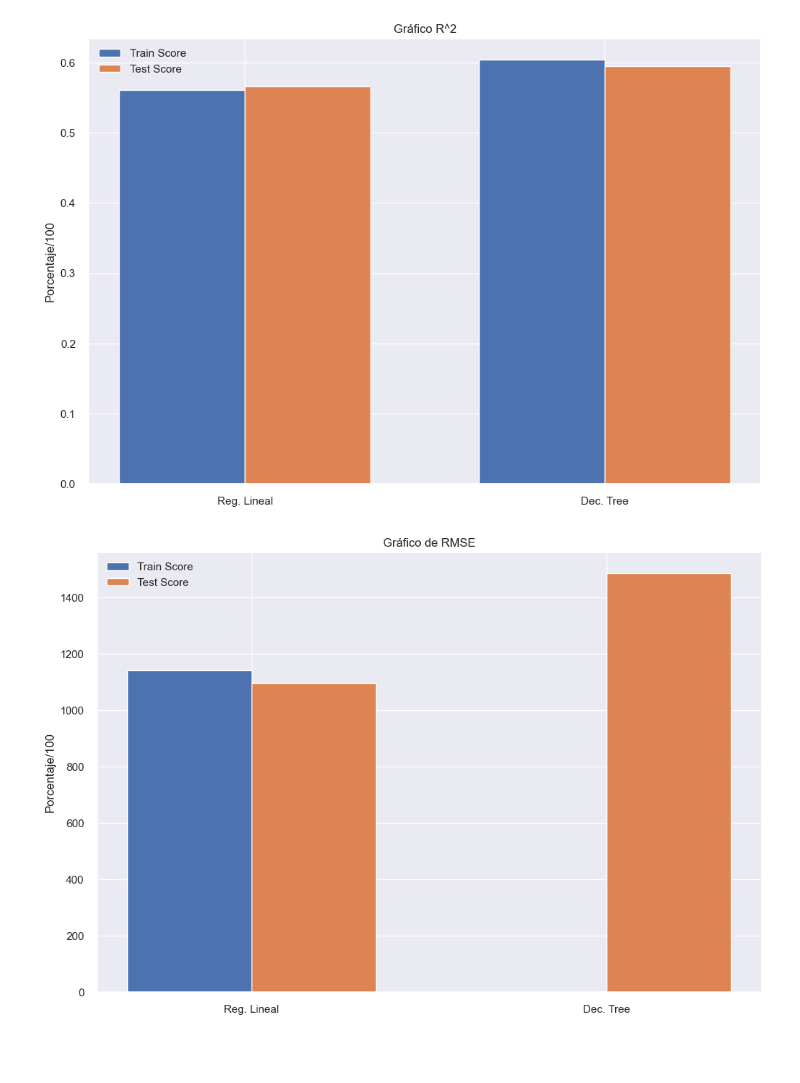
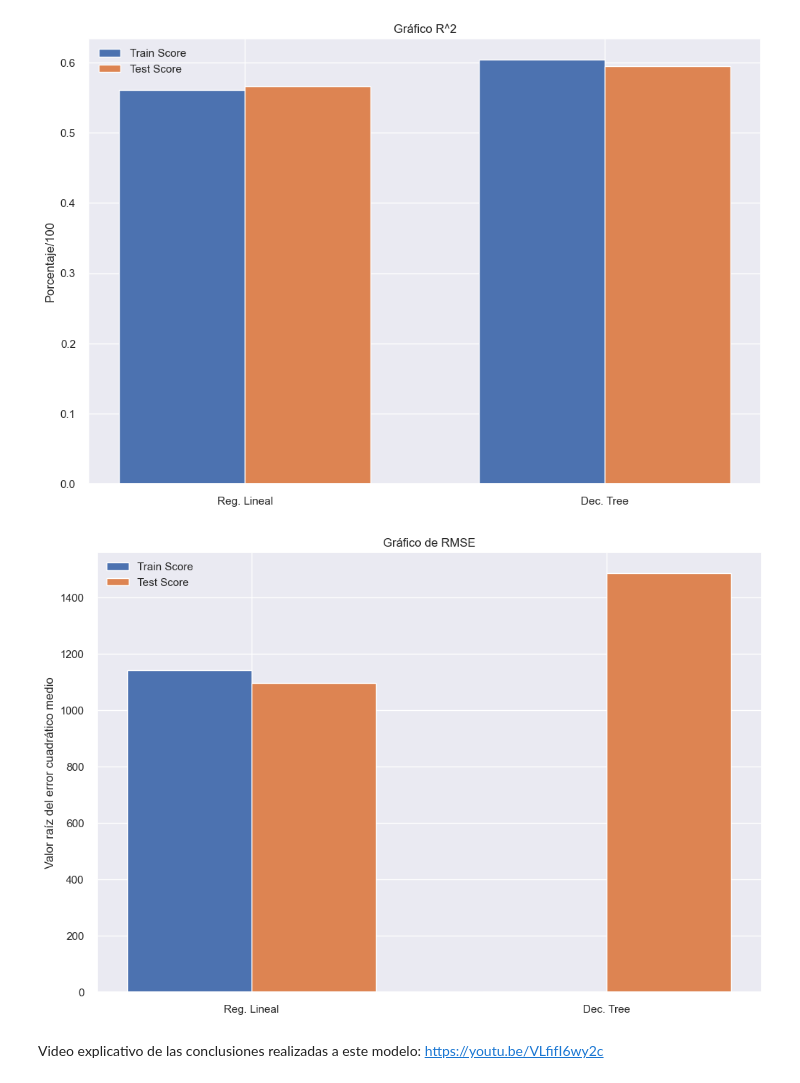
Before and after one commit to fabianestayt/predicciones-de-ventas, a Jupyter notebook: Predicciones.ipynb, the cells around one changed output. Drawn from its saved outputs; the diff is of its cells as text; code cells hidden in the pictures; blank space fills up the shorter version.

Commit message:
Add files via upload
Añadido link de video explicativo al final

```diff
--- a/Predicciones.ipynb
+++ b/Predicciones.ipynb
@@ -873,27 +873,29 @@ plt.show()
 # %%
 datos1 = [rmse_train, rmse_train_tree]
 datos2 = [rmse_test, rmse_test_tree]
 
 posiciones = np.arange(len(datos1))
 
 # Configurar el ancho de las barras
 ancho = 0.35
 
 # Crear el gráfico de barras
 fig, ax = plt.subplots()
 barras1 = ax.bar(posiciones - ancho/2, datos1, ancho, label='Train Score')
 barras2 = ax.bar(posiciones + ancho/2, datos2, ancho, label='Test Score')
 
 # Configurar las etiquetas de las barras en el eje X
 ax.set_xticks(posiciones)
 ax.set_xticklabels(['Reg. Lineal', 'Dec. Tree'])
 
 # Configurar las etiquetas de los ejes y el título del gráfico
-ax.set_ylabel('Porcentaje/100')
+ax.set_ylabel('Valor raíz del error cuadrático medio')
 ax.set_title('Gráfico de RMSE')
 
 # Mostrar la leyenda y el gráfico
 ax.legend()
 plt.show()
 # %% [output]
-[figure, old version]
+[figure, new version]
+# %% [markdown]
+Video explicativo de las conclusiones realizadas a este modelo: https://youtu.be/VLfifI6wy2c
```
